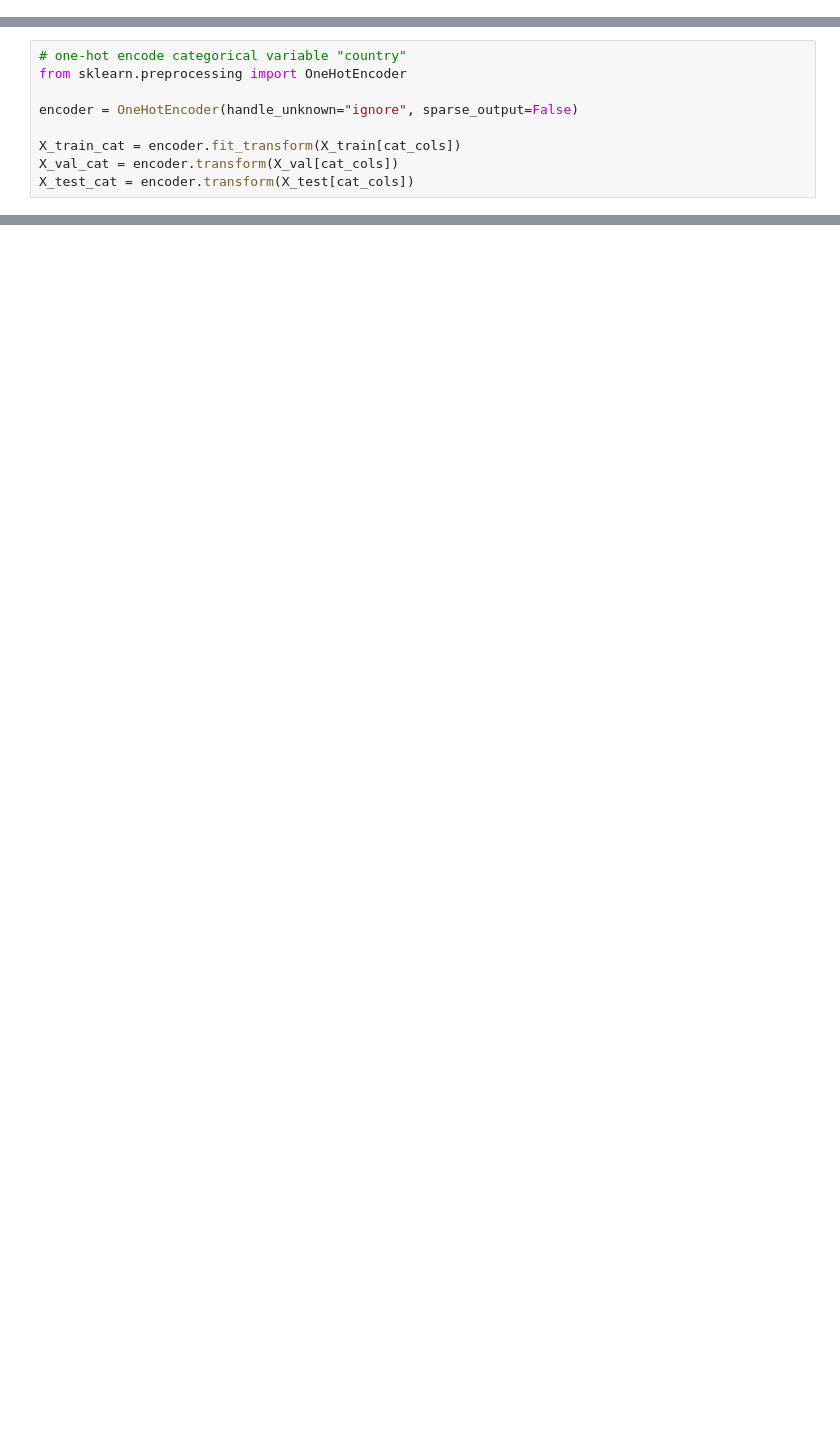
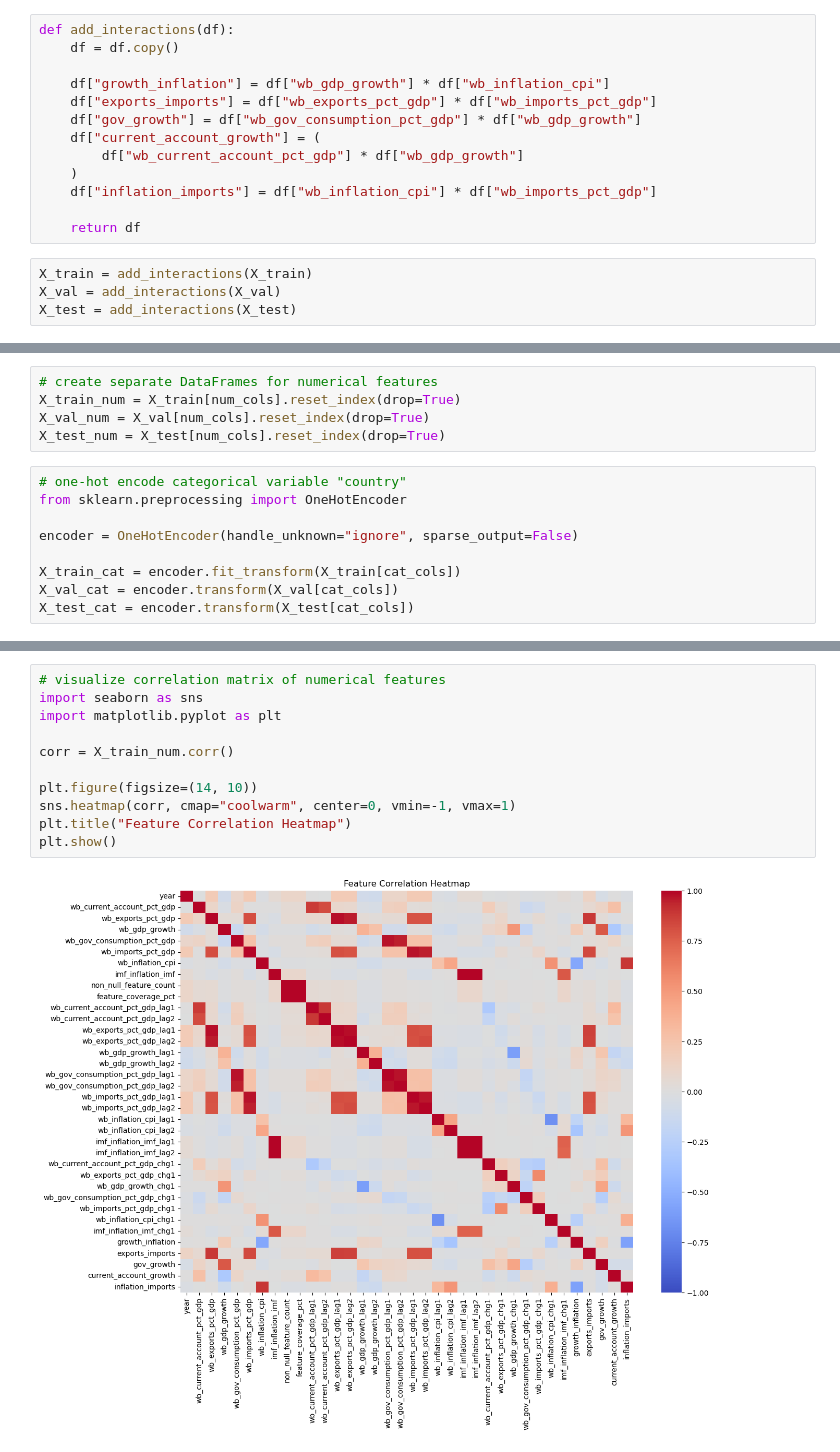
Before and after one commit to tina-ytyuan/SP26_IDS705_ML_Project, a Jupyter notebook: regressions.ipynb, the cells around one changed output, grey strips where cells are left out. Drawn from its saved outputs; the diff is of its cells as text; blank space fills up the shorter version.

```diff
--- a/regressions.ipynb
+++ b/regressions.ipynb
@@ -39,0 +58,17 @@ y_test = test_df["recession"]
+# %%
+def add_interactions(df):
+    df = df.copy()
+
+    df["growth_inflation"] = df["wb_gdp_growth"] * df["wb_inflation_cpi"]
+    df["exports_imports"] = df["wb_exports_pct_gdp"] * df["wb_imports_pct_gdp"]
+    df["gov_growth"] = df["wb_gov_consumption_pct_gdp"] * df["wb_gdp_growth"]
+    df["current_account_growth"] = (
+        df["wb_current_account_pct_gdp"] * df["wb_gdp_growth"]
+    )
+    df["inflation_imports"] = df["wb_inflation_cpi"] * df["wb_imports_pct_gdp"]
+
+    return df
+# %%
+X_train = add_interactions(X_train)
+X_val = add_interactions(X_val)
+X_test = add_interactions(X_test)
@@ -47,6 +84,11 @@ print("Categorical:", list(cat_cols))
 # %% [output]
 Numerical: ['year', 'wb_current_account_pct_gdp', 'wb_exports_pct_gdp', 'wb_gdp_growth', 'wb_gov_consumption_pct_gdp', 'wb_imports_pct_gdp', 'wb_inflation_cpi', 'imf_inflation_imf', 'non_null_feature_ ...
 Categorical: ['country']
+# %%
+# create separate DataFrames for numerical features
+X_train_num = X_train[num_cols].reset_index(drop=True)
+X_val_num = X_val[num_cols].reset_index(drop=True)
+X_test_num = X_test[num_cols].reset_index(drop=True)
 # %%
 # one-hot encode categorical variable "country"
 from sklearn.preprocessing import OneHotEncoder
@@ -69,0 +110,13 @@ X_test_scaled = scaler.transform(X_test[num_cols])
+# %%
+# visualize correlation matrix of numerical features
+import seaborn as sns
+import matplotlib.pyplot as plt
+
+corr = X_train_num.corr()
+
+plt.figure(figsize=(14, 10))
+sns.heatmap(corr, cmap="coolwarm", center=0, vmin=-1, vmax=1)
+plt.title("Feature Correlation Heatmap")
+plt.show()
+# %% [output]
+[figure, added]
```
Also changed, not shown: parts of 17 cells of this notebook.
